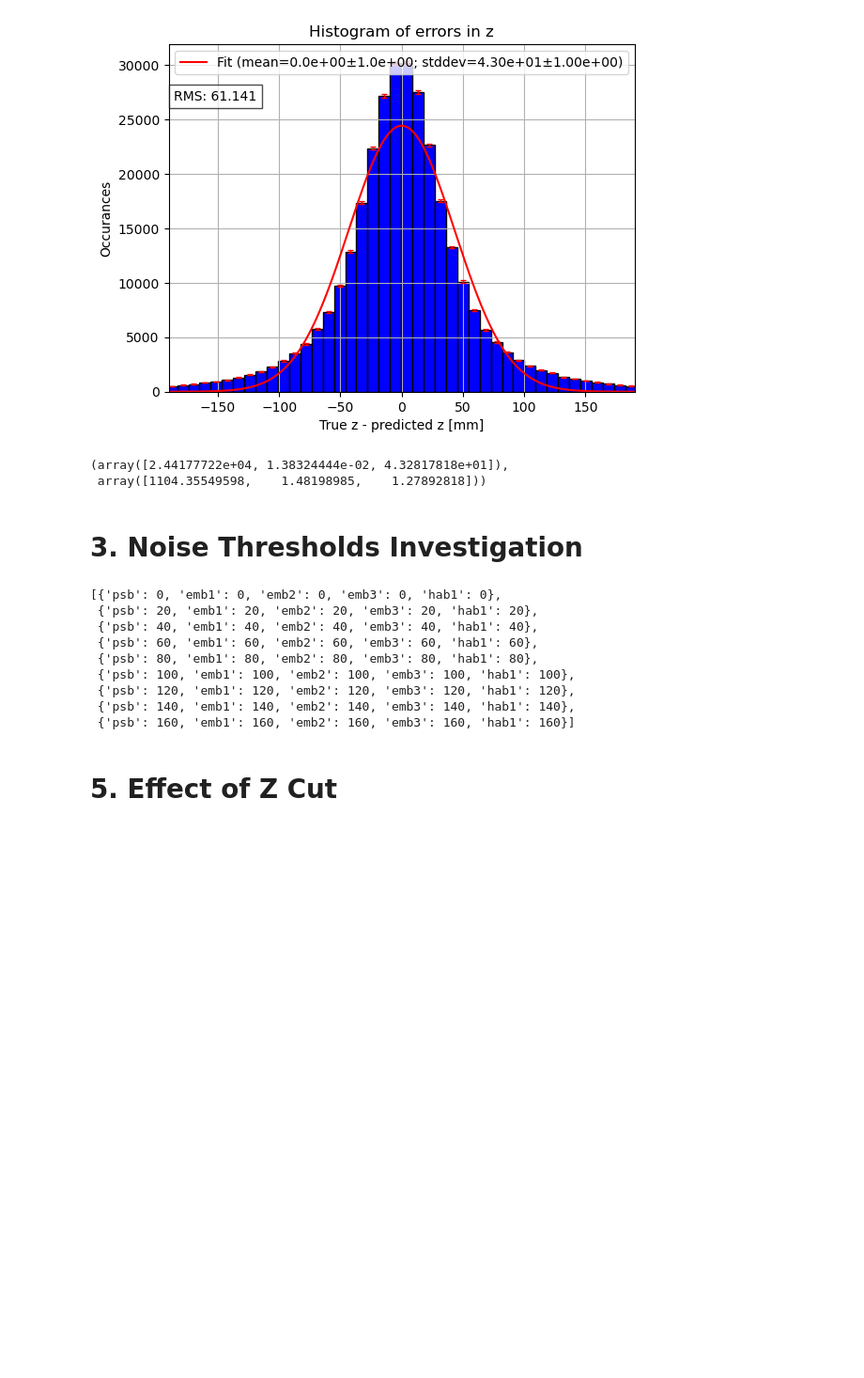
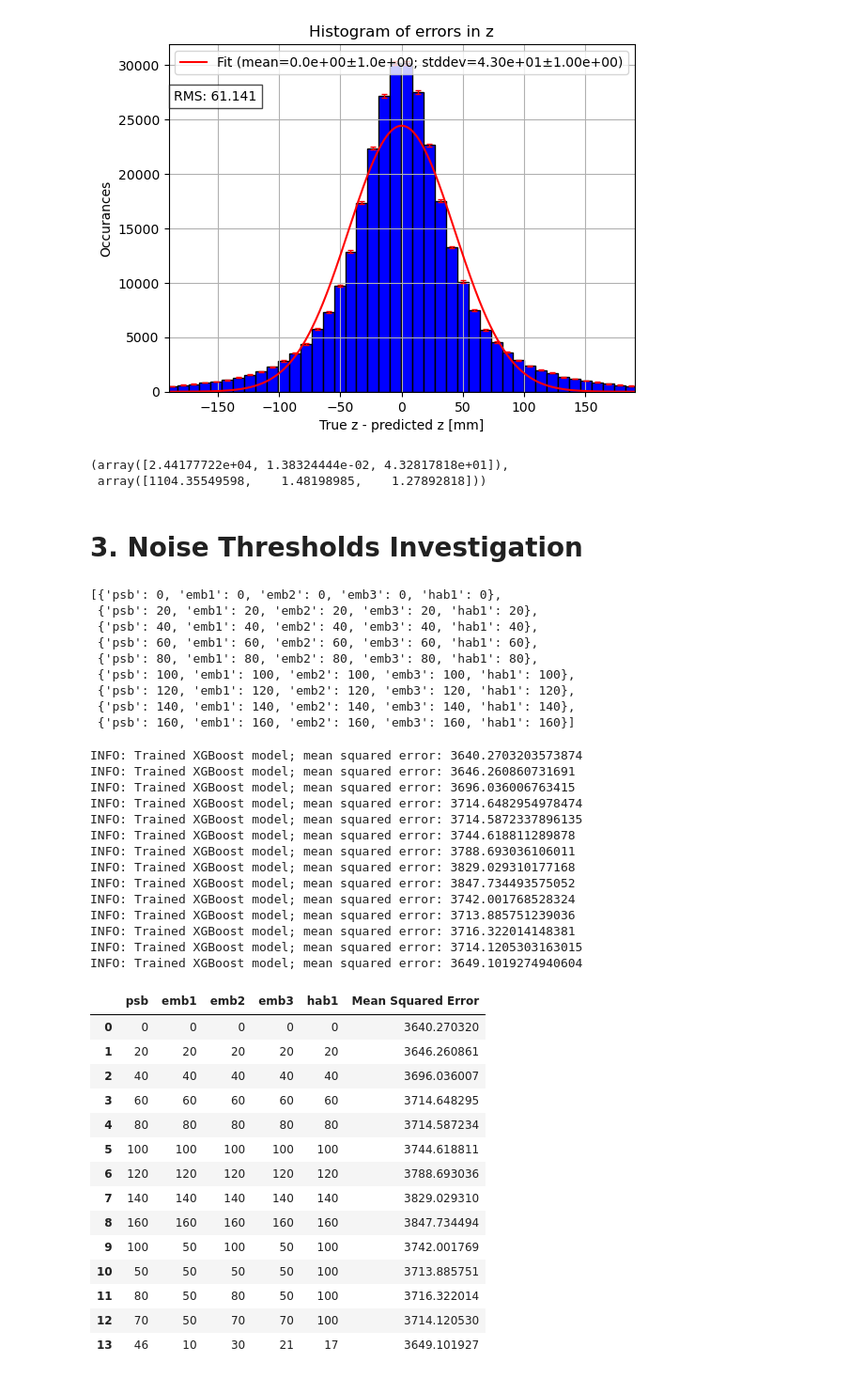
Before and after one commit to p-mucha/ML-for-ATLAS-Hardware-Trigger-at-HL-LHC-in-HH-4b, a Jupyter notebook: notebooks/5.0-pm-hyperparams-noise-z-cut.ipynb, the cells around one changed output. Shown at 94% size. Cells and saved outputs as stored; diff of their text form; code cells hidden in the pictures; blank space fills up the shorter version.

```diff
--- a/notebooks/5.0-pm-hyperparams-noise-z-cut.ipynb
+++ b/notebooks/5.0-pm-hyperparams-noise-z-cut.ipynb
@@ -248,6 +250,16 @@ utils.fit_gaussian_to_data(
  array([1104.35549598,    1.48198985,    1.27892818]))
 # %% [markdown]
 # 3. Noise Thresholds Investigation
+# %%
+# hyperparameters used
+params = {
+    "objective": "reg:squarederror",
+    "max_depth": 6,
+    "learning_rate": 0.18,
+    "colsample_bytree": 0.8,
+    "eval_metric": "rmse",
+    "n_estimators": 600,
+}
 # %%
 layers = FIVE_LAYERS.layers
 
@@ -277,15 +289,29 @@ threshold_permutations = threshold_permutations + [
     {"psb": 50, "emb1": 50, "emb2": 50, "emb3": 50, "hab1": 100},
     {"psb": 80, "emb1": 50, "emb2": 80, "emb3": 50, "hab1": 100},
     {"psb": 70, "emb1": 50, "emb2": 70, "emb3": 70, "hab1": 100},
+    {"psb": 46, "emb1": 10, "emb2": 30, "emb3": 21, "hab1": 17},
 ]
 
 MSE_results = []
 
 # loop over noise thresholds permutations
 for directory in threshold_permutations:
+    # importing data
+    electrons_df = pd.read_parquet(
+        r"C:\Users\User1\Desktop\MSci_Project\Data\6_data\Electron\Parquet\1m_electron_pq_3"
+    )
     electrons = Experiment(electrons_df, config=FIVE_LAYERS)
+    photons_df = pd.read_parquet(
+        r"C:\Users\User1\Desktop\MSci_Project\Data\6_data\Photon\Parquet\1m_photon_pq"
+    )
     photons = Experiment(photons_df, config=FIVE_LAYERS)
+    pi0_df = pd.read_parquet(
+        r"C:\Users\User1\Desktop\MSci_Project\Data\6_data\PiZero\Parquet\pq_pi0_2"
+    )
     pi0 = Experiment(pi0_df, config=FIVE_LAYERS)
+    pi_charged_df = pd.read_parquet(
+        r"C:\Users\User1\Desktop\MSci_Project\Data\6_data\PiPlusMinus\Parquet\pq_piplusminus_2"
+    )
     pi_char = Experiment(pi_charged_df, config=FIVE_LAYERS)
 
     # set noises to new value, then proceed to denoisify and
@@ -297,38 +323,73 @@ for directory in threshold_permutations:
 
     electrons.remove_duplicates()
     electrons.denoisify()
-    electrons.shuffle_dataset(repeats=11)
+    electrons.shuffle_dataset(repeats=1)
     mask = electrons.tot_layers_et() > 0
     electrons.remove_events(mask=mask)
 
     photons.remove_duplicates()
     photons.denoisify()
-    photons.shuffle_dataset(repeats=11)
+    photons.shuffle_dataset(repeats=1)
     mask = photons.tot_layers_et() > 0
     photons.remove_events(mask=mask)
 
     pi0.remove_duplicates()
     pi0.denoisify()
-    pi0.shuffle_dataset(repeats=11)
+    pi0.shuffle_dataset(repeats=1)
     mask = pi0.tot_layers_et() > 0
     pi0.remove_events(mask=mask)
 
     pi_char.remove_duplicates()
     pi_char.denoisify()
-    pi_char.shuffle_dataset(repeats=11)
+    pi_char.shuffle_dataset(repeats=1)
     mask = pi_char.tot_layers_et() > 0
     pi_char.remove_events(mask=mask)
 
     # combine and shuffle
     experiment = electrons + photons + pi0 + pi_char
+    del electrons
+    del photons
+    del pi0
+    del pi_char
     experiment.shuffle_dataset(repeats=11)
 
     experiment.train_test_split(get_X=get_X_5, get_Y=get_Y_1, test_size=0.2)
     current_mse = experiment.train_xgboost_model(params)
 
     MSE_results.append({**directory, "Mean Squared Error": current_mse})
+    del experiment
 
 
 df = pd.DataFrame(MSE_results)
 
-df
+df  # 3640.2703203573874
+# %% [output]
+INFO: Trained XGBoost model; mean squared error: 3640.2703203573874
+INFO: Trained XGBoost model; mean squared error: 3646.260860731691
+INFO: Trained XGBoost model; mean squared error: 3696.036006763415
+INFO: Trained XGBoost model; mean squared error: 3714.6482954978474
+INFO: Trained XGBoost model; mean squared error: 3714.5872337896135
+INFO: Trained XGBoost model; mean squared error: 3744.618811289878
+INFO: Trained XGBoost model; mean squared error: 3788.693036106011
+INFO: Trained XGBoost model; mean squared error: 3829.029310177168
+INFO: Trained XGBoost model; mean squared error: 3847.734493575052
+INFO: Trained XGBoost model; mean squared error: 3742.001768528324
+INFO: Trained XGBoost model; mean squared error: 3713.885751239036
+INFO: Trained XGBoost model; mean squared error: 3716.322014148381
+INFO: Trained XGBoost model; mean squared error: 3714.1205303163015
+INFO: Trained XGBoost model; mean squared error: 3649.1019274940604
+|  | psb | emb1 | emb2 | emb3 | hab1 | Mean Squared Error |
+| 0 | 0 | 0 | 0 | 0 | 0 | 3640.270320 |
+| 1 | 20 | 20 | 20 | 20 | 20 | 3646.260861 |
+| 2 | 40 | 40 | 40 | 40 | 40 | 3696.036007 |
+| 3 | 60 | 60 | 60 | 60 | 60 | 3714.648295 |
+| 4 | 80 | 80 | 80 | 80 | 80 | 3714.587234 |
+| 5 | 100 | 100 | 100 | 100 | 100 | 3744.618811 |
+| 6 | 120 | 120 | 120 | 120 | 120 | 3788.693036 |
+| 7 | 140 | 140 | 140 | 140 | 140 | 3829.029310 |
+| 8 | 160 | 160 | 160 | 160 | 160 | 3847.734494 |
+| 9 | 100 | 50 | 100 | 50 | 100 | 3742.001769 |
+| 10 | 50 | 50 | 50 | 50 | 100 | 3713.885751 |
+| 11 | 80 | 50 | 80 | 50 | 100 | 3716.322014 |
+| 12 | 70 | 50 | 70 | 70 | 100 | 3714.120530 |
+| 13 | 46 | 10 | 30 | 21 | 17 | 3649.101927 |
@@ -343,2 +395,0 @@ df
-# %% [markdown]
-# 5. Effect of Z Cut
```
Also changed, not shown: parts of 29 cells of this notebook, 9 other files.
